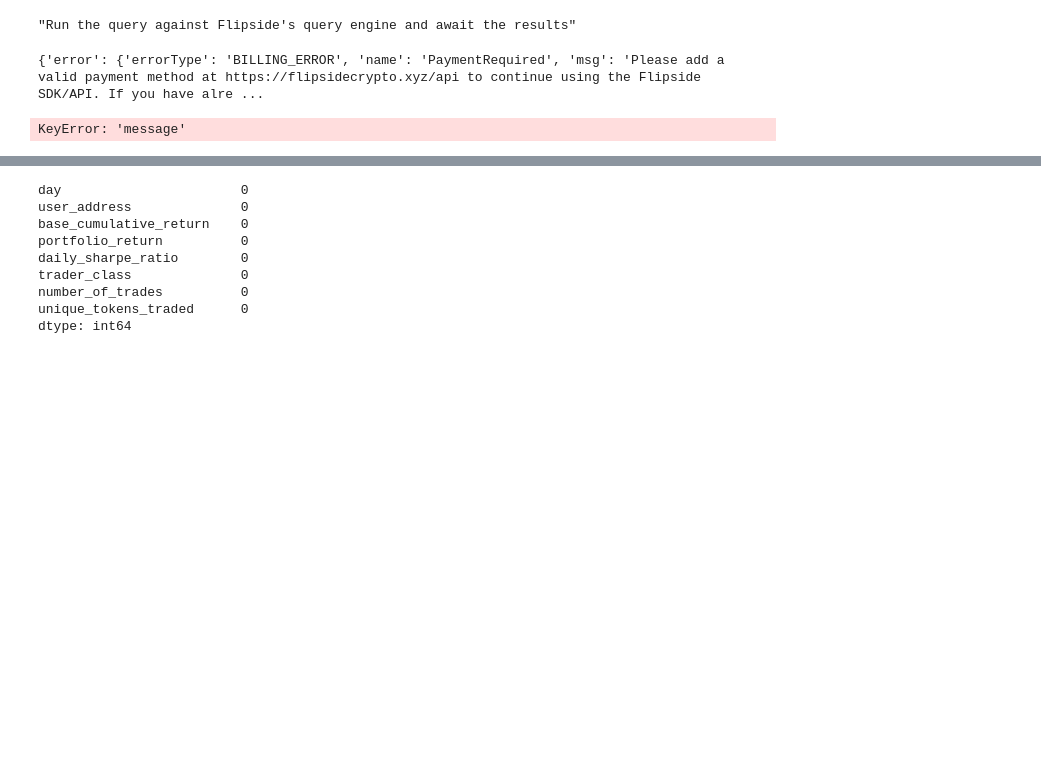
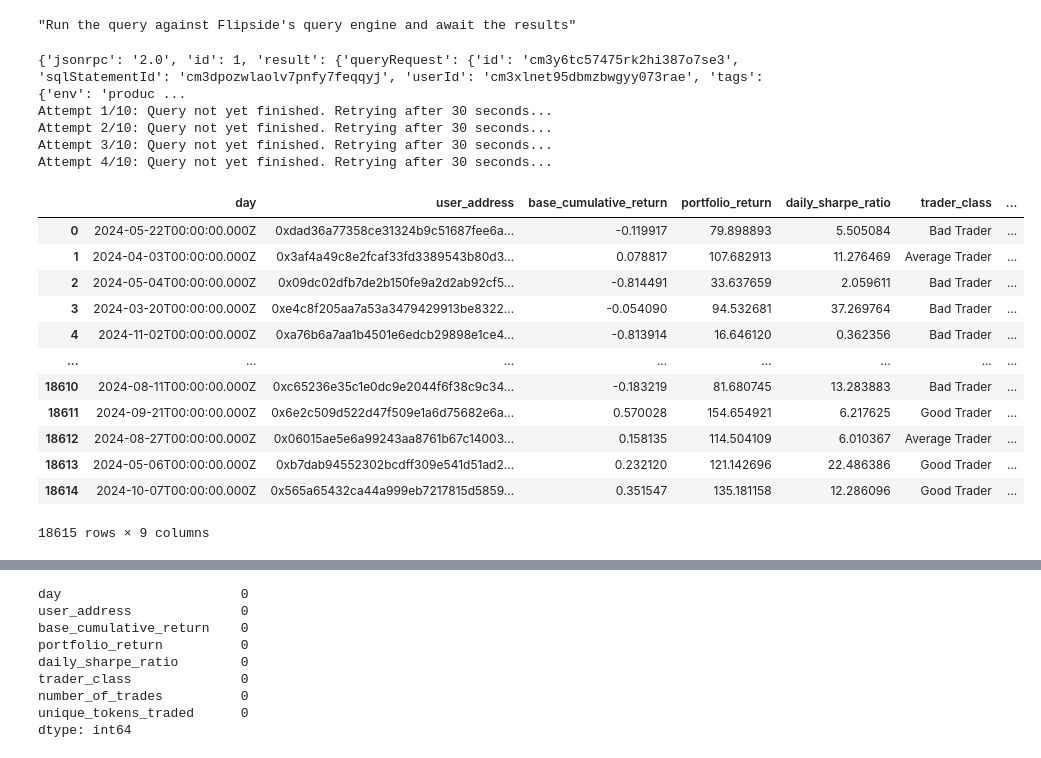
Before and after one commit to apostleoffinance/blockchain_ml, a Jupyter notebook: web3.ipynb, the cells around one changed output, grey strips where cells are left out. Drawn from its saved outputs; the diff is of its cells as text; code cells hidden in the pictures; blank space fills up the shorter version.

```diff
--- a/web3.ipynb
+++ b/web3.ipynb
@@ -416,10 +517,27 @@ FROM
 # %% [output]
 "Run the query against Flipside's query engine and await the results"
 # %%
-df = flipside_api_results(query,flipside_api_key)
+df = flipside_api_results(sql,flipside_api_key)
+df
 # %% [output]
-{'error': {'errorType': 'BILLING_ERROR', 'name': 'PaymentRequired', 'msg': 'Please add a valid payment method at https://flipsidecrypto.xyz/api to continue using the Flipside SDK/API. If you have alre ...
+{'jsonrpc': '2.0', 'id': 1, 'result': {'queryRequest': {'id': 'cm3y6tc57475rk2hi387o7se3', 'sqlStatementId': 'cm3dpozwlaolv7pnfy7feqqyj', 'userId': 'cm3xlnet95dbmzbwgyy073rae', 'tags': {'env': 'produc ...
+Attempt 1/10: Query not yet finished. Retrying after 30 seconds...
+Attempt 2/10: Query not yet finished. Retrying after 30 seconds...
+Attempt 3/10: Query not yet finished. Retrying after 30 seconds...
+Attempt 4/10: Query not yet finished. Retrying after 30 seconds...
+|  | day | user_address | base_cumulative_return | portfolio_return | daily_sharpe_ratio | trader_class | ... |
+| 0 | 2024-05-22T00:00:00.000Z | 0xdad36a77358ce31324b9c51687fee6a... | -0.119917 | 79.898893 | 5.505084 | Bad Trader | ... |
+| 1 | 2024-04-03T00:00:00.000Z | 0x3af4a49c8e2fcaf33fd3389543b80d3... | 0.078817 | 107.682913 | 11.276469 | Average Trader | ... |
+| 2 | 2024-05-04T00:00:00.000Z | 0x09dc02dfb7de2b150fe9a2d2ab92cf5... | -0.814491 | 33.637659 | 2.059611 | Bad Trader | ... |
+| 3 | 2024-03-20T00:00:00.000Z | 0xe4c8f205aa7a53a3479429913be8322... | -0.054090 | 94.532681 | 37.269764 | Bad Trader | ... |
+| 4 | 2024-11-02T00:00:00.000Z | 0xa76b6a7aa1b4501e6edcb29898e1ce4... | -0.813914 | 16.646120 | 0.362356 | Bad Trader | ... |
+| ... | ... | ... | ... | ... | ... | ... | ... |
+| 18610 | 2024-08-11T00:00:00.000Z | 0xc65236e35c1e0dc9e2044f6f38c9c34... | -0.183219 | 81.680745 | 13.283883 | Bad Trader | ... |
+| 18611 | 2024-09-21T00:00:00.000Z | 0x6e2c509d522d47f509e1a6d75682e6a... | 0.570028 | 154.654921 | 6.217625 | Good Trader | ... |
+| 18612 | 2024-08-27T00:00:00.000Z | 0x06015ae5e6a99243aa8761b67c14003... | 0.158135 | 114.504109 | 6.010367 | Average Trader | ... |
+| 18613 | 2024-05-06T00:00:00.000Z | 0xb7dab94552302bcdff309e541d51ad2... | 0.232120 | 121.142696 | 22.486386 | Good Trader | ... |
+| 18614 | 2024-10-07T00:00:00.000Z | 0x565a65432ca44a999eb7217815d5859... | 0.351547 | 135.181158 | 12.286096 | Good Trader | ... |
-KeyError: 'message'
+18615 rows × 9 columns
 # %%
 # df.set_index('dt',inplace=True)
 # df.index = pd.to_datetime(df.index)
```
Also changed, not shown: parts of 23 cells of this notebook, 1 other file.
